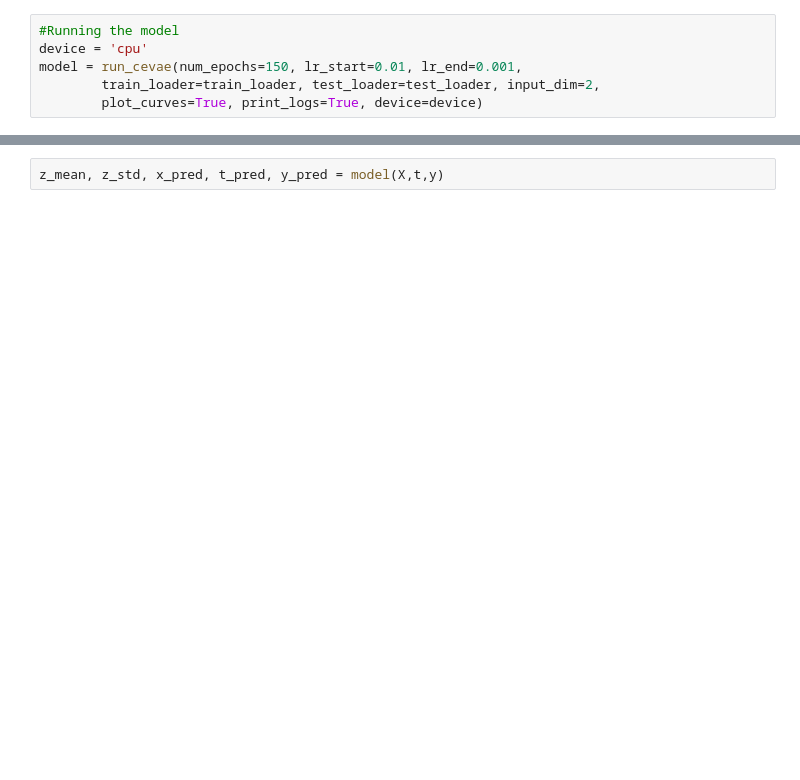
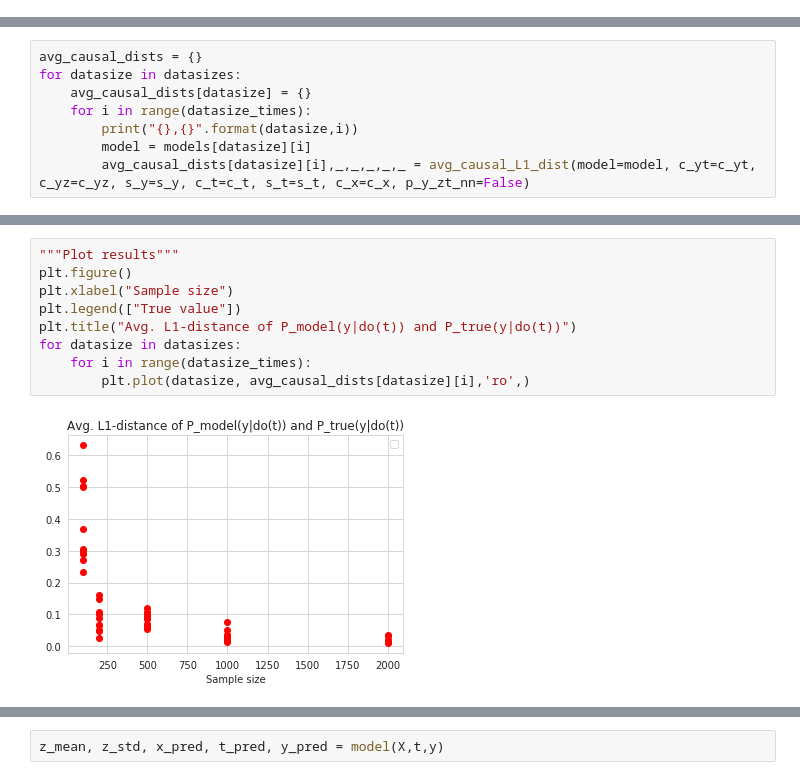
Before and after one commit to skwfz/cevae, a Jupyter notebook: linearTesting.ipynb, the cells around one changed output, grey strips where cells are left out. Saved outputs shown, nothing was run; the diff lists cells and outputs as text; blank space fills up the shorter version.

```diff
--- a/linearTesting.ipynb
+++ b/linearTesting.ipynb
@@ -98,6 +0,0 @@ test_loader, _ = LinearDataLoader(LinearDataset(df[:1]), validation_split=0.0).g
-# %%
-#Running the model
-device = 'cpu'
-model = run_cevae(num_epochs=150, lr_start=0.01, lr_end=0.001,
-        train_loader=train_loader, test_loader=test_loader, input_dim=2,
-        plot_curves=True, print_logs=True, device=device)
@@ -144,0 +86,8 @@ tensor([0.9828], grad_fn=<ExpBackward>)
+# %%
+avg_causal_dists = {}
+for datasize in datasizes:
+    avg_causal_dists[datasize] = {}
+    for i in range(datasize_times):
+        print("{},{}".format(datasize,i))
+        model = models[datasize][i]
+        avg_causal_dists[datasize][i],_,_,_,_,_ = avg_causal_L1_dist(model=model, c_yt=c_yt, c_yz=c_yz, s_y=s_y, c_t=c_t, s_t=s_t, c_x=c_x, p_y_zt_nn=False)
@@ -144,0 +112,11 @@ tensor([0.9828], grad_fn=<ExpBackward>)
+# %%
+"""Plot results"""
+plt.figure()
+plt.xlabel("Sample size")
+plt.legend(["True value"])
+plt.title("Avg. L1-distance of P_model(y|do(t)) and P_true(y|do(t))")
+for datasize in datasizes:
+    for i in range(datasize_times):
+        plt.plot(datasize, avg_causal_dists[datasize][i],'ro',)
+# %% [output]
+[figure, added]
```
Also changed, not shown: parts of 133 cells of this notebook, 6 other files.
